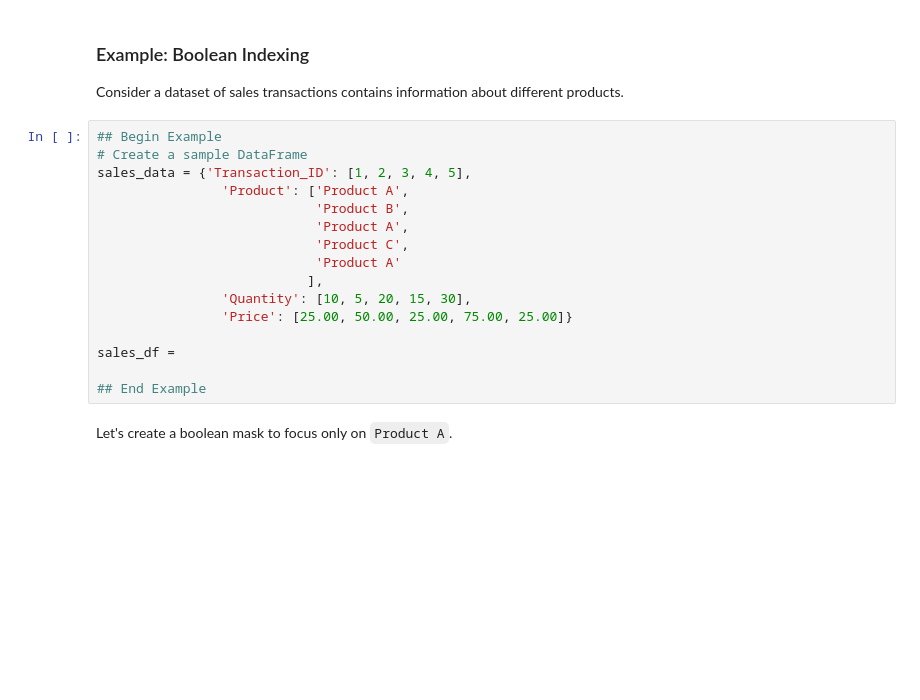
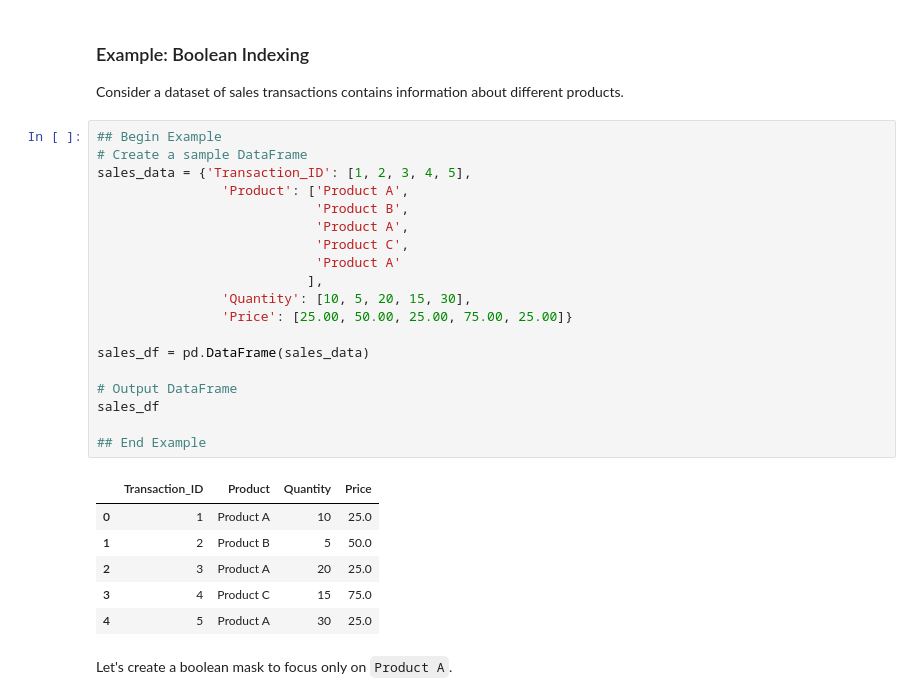
Before and after one commit to michaeltothewilson/data-with-python, a Jupyter notebook: notebooks/06_data_cleaning.ipynb, the cells around one changed output. Drawn from its saved outputs; the diff is of its cells as text; blank space fills up the shorter version.

```diff
--- a/notebooks/06_data_cleaning.ipynb
+++ b/notebooks/06_data_cleaning.ipynb
@@ -274,19 +333,29 @@ Consider a dataset of sales transactions contains information about different pr
 # %%
 ## Begin Example
 # Create a sample DataFrame
 sales_data = {'Transaction_ID': [1, 2, 3, 4, 5],
                 'Product': ['Product A',
                             'Product B',
                             'Product A',
                             'Product C',
                             'Product A'
                            ],
                 'Quantity': [10, 5, 20, 15, 30],
                 'Price': [25.00, 50.00, 25.00, 75.00, 25.00]}
 
-sales_df =
+sales_df = pd.DataFrame(sales_data)
+
+# Output DataFrame
+sales_df
 
 ## End Example
+# %% [output]
+|  | Transaction_ID | Product | Quantity | Price |
+| 0 | 1 | Product A | 10 | 25.0 |
+| 1 | 2 | Product B | 5 | 50.0 |
+| 2 | 3 | Product A | 20 | 25.0 |
+| 3 | 4 | Product C | 15 | 75.0 |
+| 4 | 5 | Product A | 30 | 25.0 |
 # %% [markdown]
 Let's create a boolean mask to focus only on `Product A`.
 # %%
```
Also changed, not shown: parts of 16 cells of this notebook, 5 other files.
